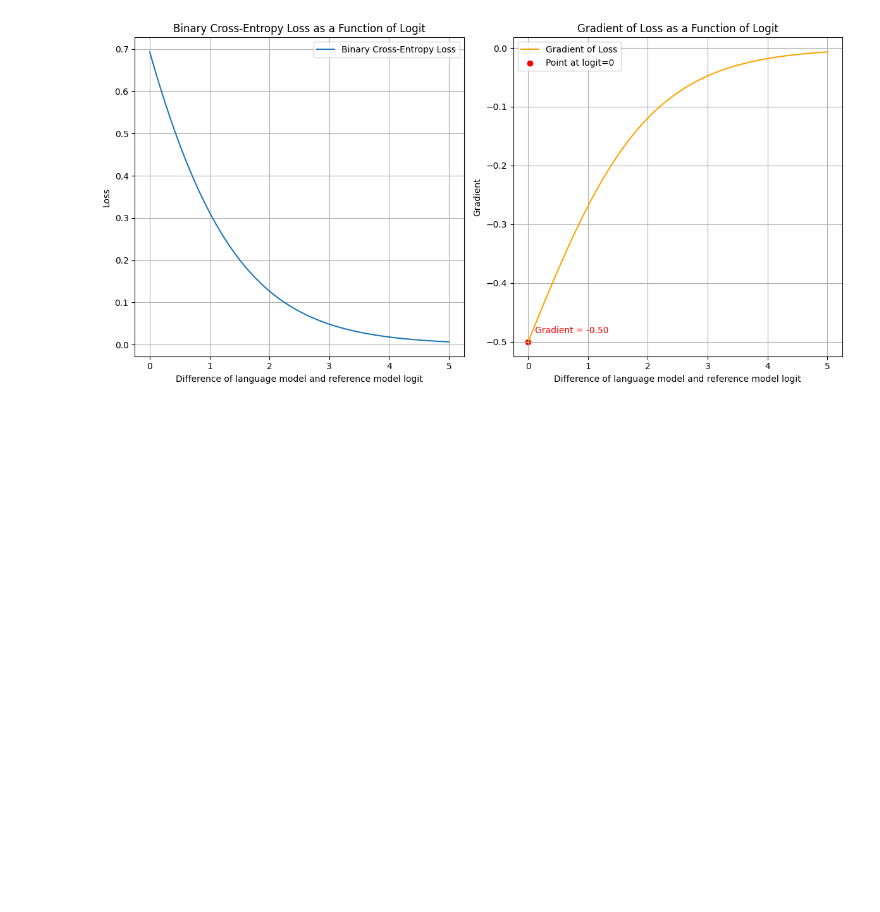
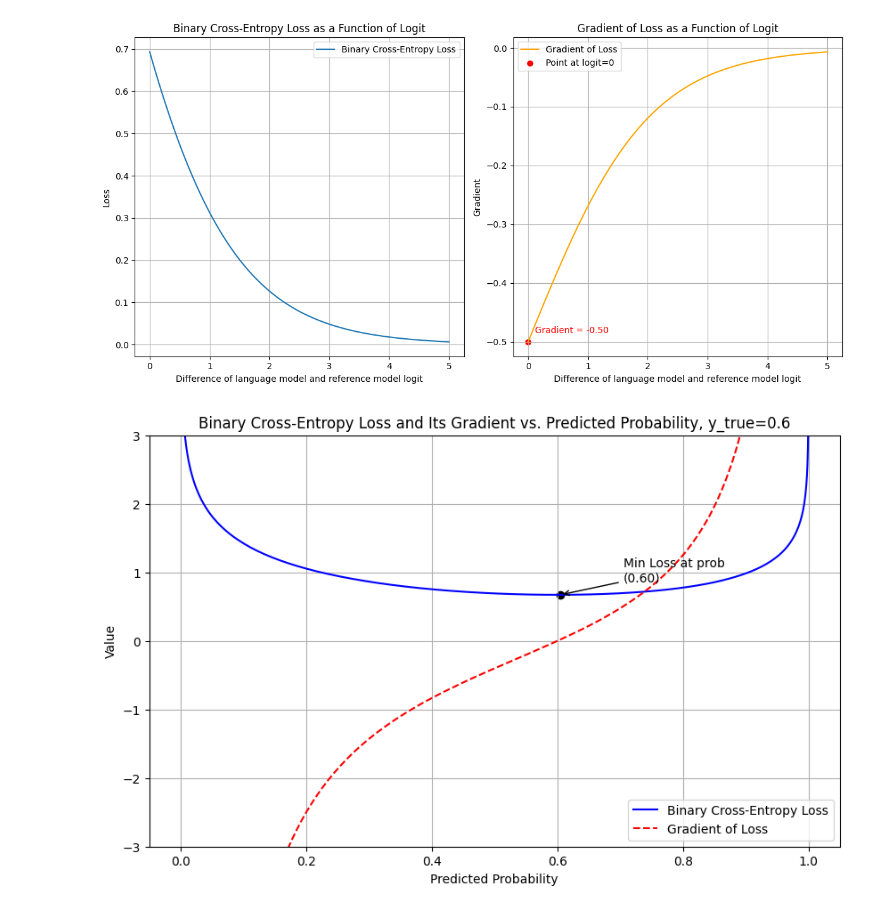
Before and after one commit to yaoshiang/slpo, a Jupyter notebook: paper/viz.ipynb, the cells around one changed output. Saved outputs shown, nothing was run; the diff lists cells and outputs as text; code cells hidden in the pictures; blank space fills up the shorter version.

```diff
--- a/paper/viz.ipynb
+++ b/paper/viz.ipynb
@@ -144,3 +144,62 @@ plt.tight_layout()
 plt.show()
 # %% [output]
 [figure]
+# %%
+import numpy as np
+import matplotlib.pyplot as plt
+
+# Define the sigmoid function
+def sigmoid(x):
+    return 1 / (1 + np.exp(-x))
+
+# Define the binary cross-entropy loss function
+def binary_cross_entropy(y_true, y_pred):
+    epsilon = 1e-15  # To avoid log(0)
+    y_pred = np.clip(y_pred, epsilon, 1 - epsilon)
+    return - (y_true * np.log(y_pred) + (1 - y_true) * np.log(1 - y_pred))
+
+# Define the gradient of the binary cross-entropy loss with respect to y_pred
+def bce_gradient(y_true, y_pred):
+    epsilon = 1e-15  # To avoid division by zero
+    y_pred = np.clip(y_pred, epsilon, 1 - epsilon)
+    return (y_pred - y_true) / (y_pred * (1 - y_pred))
+
+# Generate a range of logit values
+logits = np.linspace(-10, 10, 400)
+# Compute the corresponding sigmoid outputs (predicted probabilities)
+pred_probs = sigmoid(logits)
+
+# Set the true label
+y_true = 0.6
+
+# Compute the loss and gradient for the given true label
+loss = binary_cross_entropy(y_true, pred_probs)
+gradient = bce_gradient(y_true, pred_probs)
+
+# Plot the loss function and its gradient
+plt.figure(figsize=(10, 6))
+plt.plot(pred_probs, loss, label='Binary Cross-Entropy Loss', color='blue')
+plt.plot(pred_probs, gradient, label='Gradient of Loss', color='red', linestyle='--')
+plt.xlabel('Predicted Probability')
+plt.ylabel('Value')
+plt.title('Binary Cross-Entropy Loss and Its Gradient vs. Predicted Probability, y_true=0.6')
+plt.legend()
+plt.grid(True)
+
+# Set y-axis limits to [-1, 1]
+plt.ylim(-3, 3)
+
+# Annotate the minimum loss point
+min_index = np.argmin(loss)
+min_pred_prob = pred_probs[min_index]
+min_loss = loss[min_index]
+plt.scatter(min_pred_prob, min_loss, color='black')
+plt.annotate(f'Min Loss at prob \n({min_pred_prob:.2f})',
+             xy=(min_pred_prob, min_loss),
+             xytext=(min_pred_prob + 0.1, min_loss+0.2),
+             arrowprops=dict(facecolor='black', arrowstyle='->'),
+             horizontalalignment='left')
+
+plt.show()
+# %% [output]
+[figure, added]
```
Also changed, not shown: parts of 1 cell of this notebook, 4 other files.
